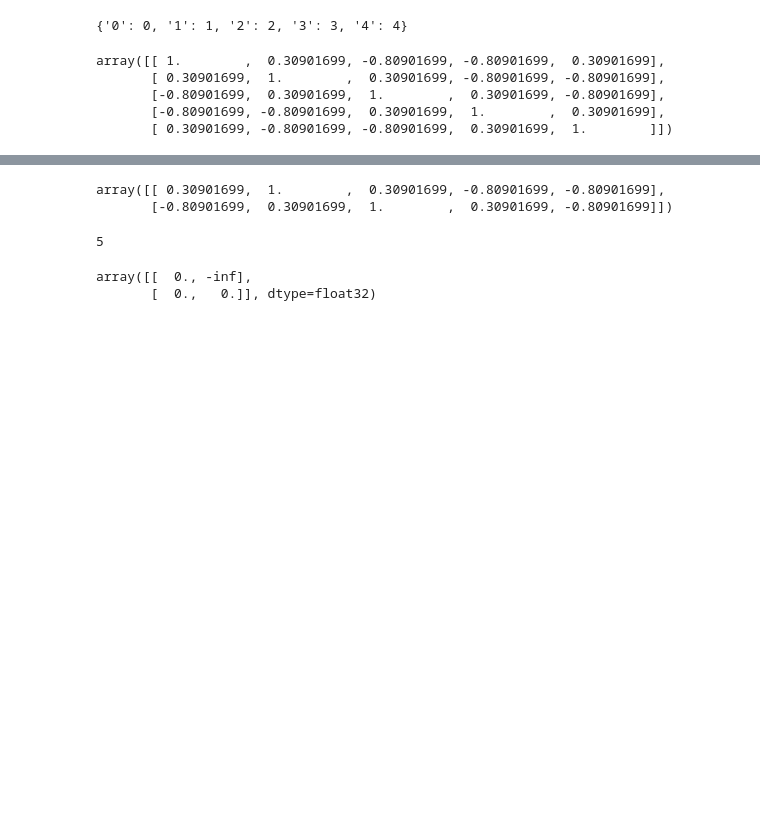
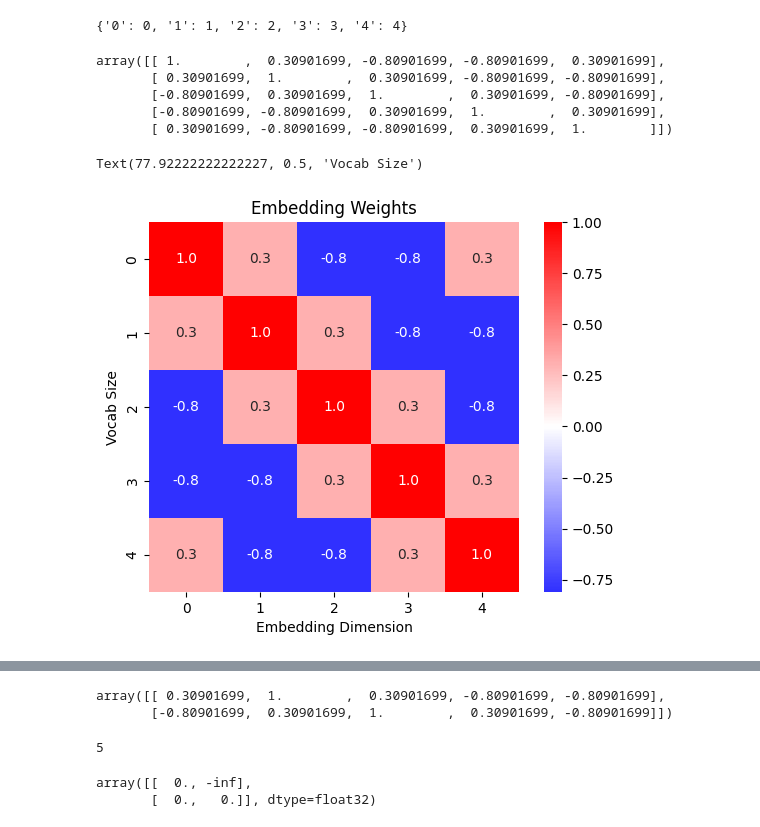
Before and after one commit to SewoongLee/addition_TF, a Jupyter notebook: addition_TF-hard_coding.ipynb, the cells around one changed output, grey strips where cells are left out. Drawn from its saved outputs; the diff is of its cells as text; code cells hidden in the pictures; blank space fills up the shorter version.

```diff
--- a/addition_TF-hard_coding.ipynb
+++ b/addition_TF-hard_coding.ipynb
@@ -32,3 +32,13 @@ array([[ 1.        ,  0.30901699, -0.80901699, -0.80901699,  0.30901699],
        [-0.80901699,  0.30901699,  1.        ,  0.30901699, -0.80901699],
        [-0.80901699, -0.80901699,  0.30901699,  1.        ,  0.30901699],
        [ 0.30901699, -0.80901699, -0.80901699,  0.30901699,  1.        ]])
+# %%
+import matplotlib.pyplot as plt
+import seaborn as sns
+sns.heatmap(W_emb, annot=True, cmap='bwr', square=True, center=0, fmt='.1f')
+plt.title('Embedding Weights')
+plt.xlabel('Embedding Dimension')
+plt.ylabel('Vocab Size')
+# %% [output]
+Text(77.92222222222227, 0.5, 'Vocab Size')
+[figure, added]
```
Also changed, not shown: parts of 7 cells of this notebook.
